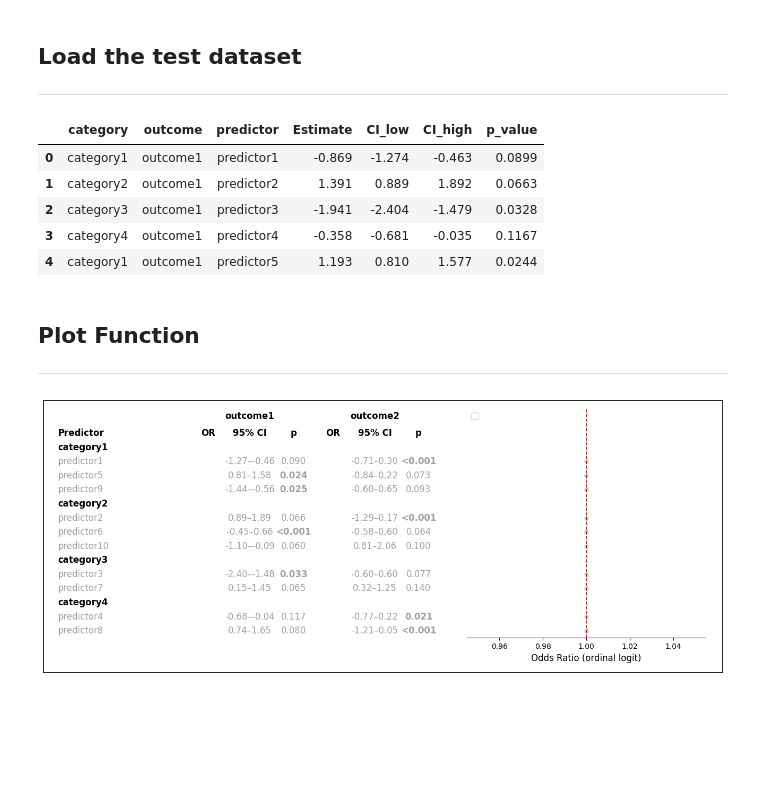
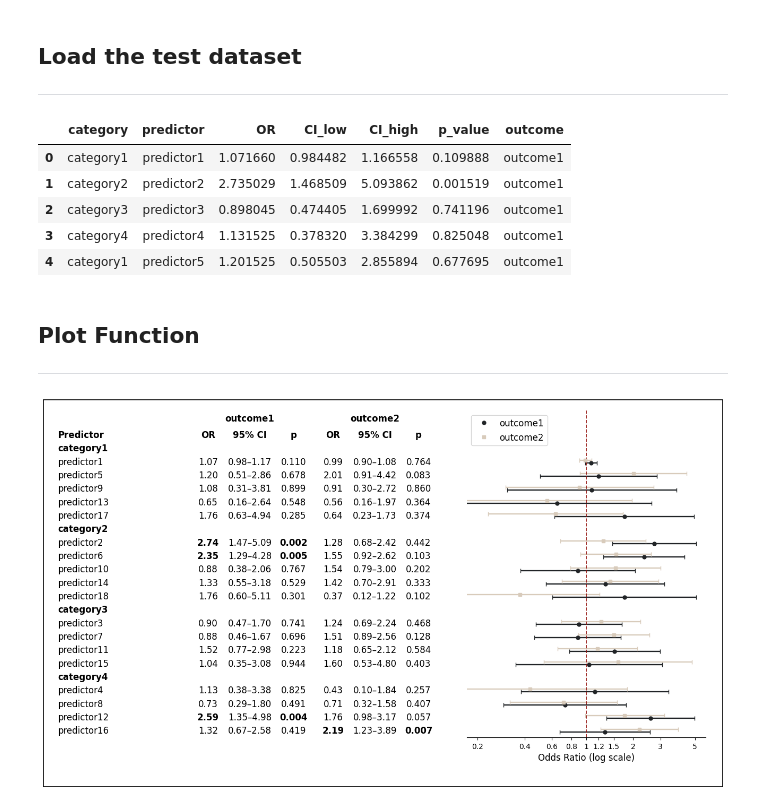
Before and after one commit to shervin-taheripour/forestplotx, a Jupyter notebook: notebooks/plot_test.ipynb, the cells around one changed output. Cells and saved outputs as stored; diff of their text form; code cells hidden in the pictures; blank space fills up the shorter version.

```diff
--- a/notebooks/plot_test.ipynb
+++ b/notebooks/plot_test.ipynb
@@ -8,17 +8,17 @@ import numpy as np
 import matplotlib.pyplot as plt
 
 # Load the test dataset for plotting
-df = pd.read_csv("../data/data_modeltype_ordinal.csv")
+df = pd.read_csv("../data/data_modeltype_binom.csv")
 
 # Preview first rows
 df.head()
 # %% [output]
-|  | category | outcome | predictor | Estimate | CI_low | CI_high | p_value |
-| 0 | category1 | outcome1 | predictor1 | -0.869 | -1.274 | -0.463 | 0.0899 |
-| 1 | category2 | outcome1 | predictor2 | 1.391 | 0.889 | 1.892 | 0.0663 |
-| 2 | category3 | outcome1 | predictor3 | -1.941 | -2.404 | -1.479 | 0.0328 |
-| 3 | category4 | outcome1 | predictor4 | -0.358 | -0.681 | -0.035 | 0.1167 |
-| 4 | category1 | outcome1 | predictor5 | 1.193 | 0.810 | 1.577 | 0.0244 |
+|  | category | predictor | OR | CI_low | CI_high | p_value | outcome |
+| 0 | category1 | predictor1 | 1.071660 | 0.984482 | 1.166558 | 0.109888 | outcome1 |
+| 1 | category2 | predictor2 | 2.735029 | 1.468509 | 5.093862 | 0.001519 | outcome1 |
+| 2 | category3 | predictor3 | 0.898045 | 0.474405 | 1.699992 | 0.741196 | outcome1 |
+| 3 | category4 | predictor4 | 1.131525 | 0.378320 | 3.384299 | 0.825048 | outcome1 |
+| 4 | category1 | predictor5 | 1.201525 | 0.505503 | 2.855894 | 0.677695 | outcome1 |
 # %% [markdown]
 ## Plot Function
 
@@ -26,22 +26,22 @@ df.head()
 # %%
 import os
 from pathlib import Path
 import sys
 
 # Add src folder to sys.path for utility imports
 src_path = Path.cwd() / "../src/forestplotx"
 if str(src_path) not in sys.path:
     sys.path.append(str(src_path))
 
 from plot_utils import detailed_forest_plot
 
 detailed_forest_plot(
     df_final=df,
     outcomes=["outcome1","outcome2"],
-    model_type='ordinal',
+    model_type='binom',
     FONT_SIZE=12,
     save=False,
     show_general_stats=False,
 )
 # %% [output]
-[figure, old version]
+[figure, new version]
```
Also changed, not shown: 3 other files.
